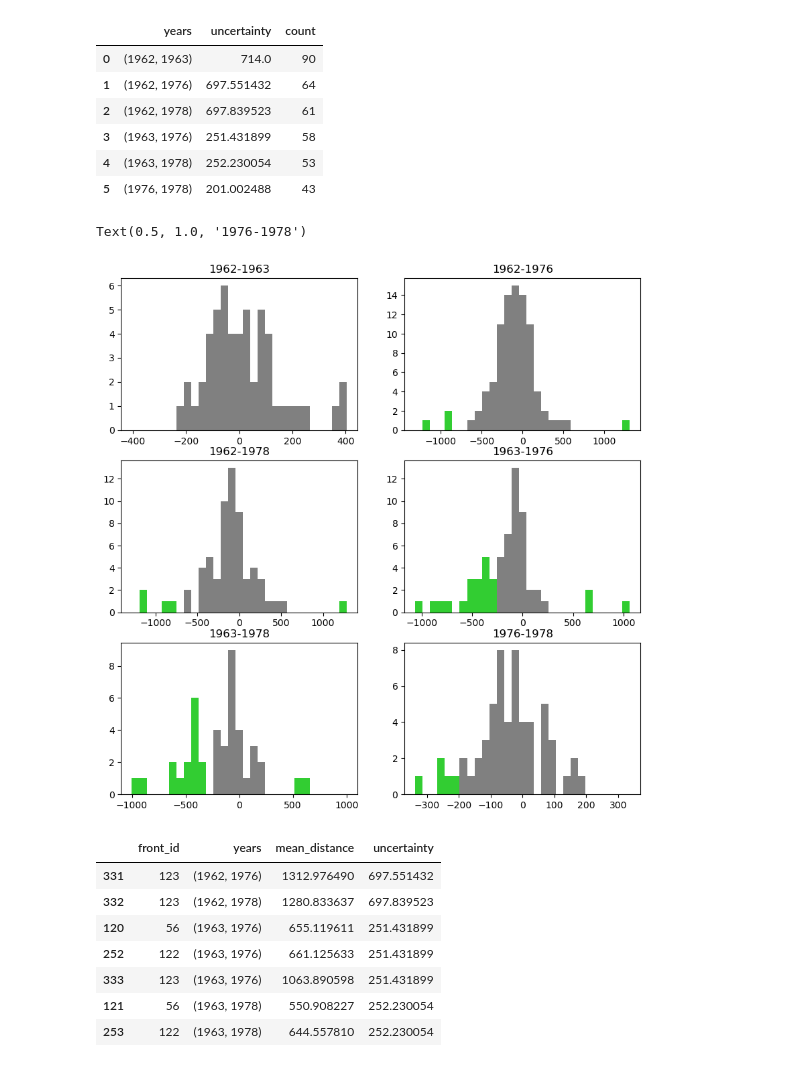
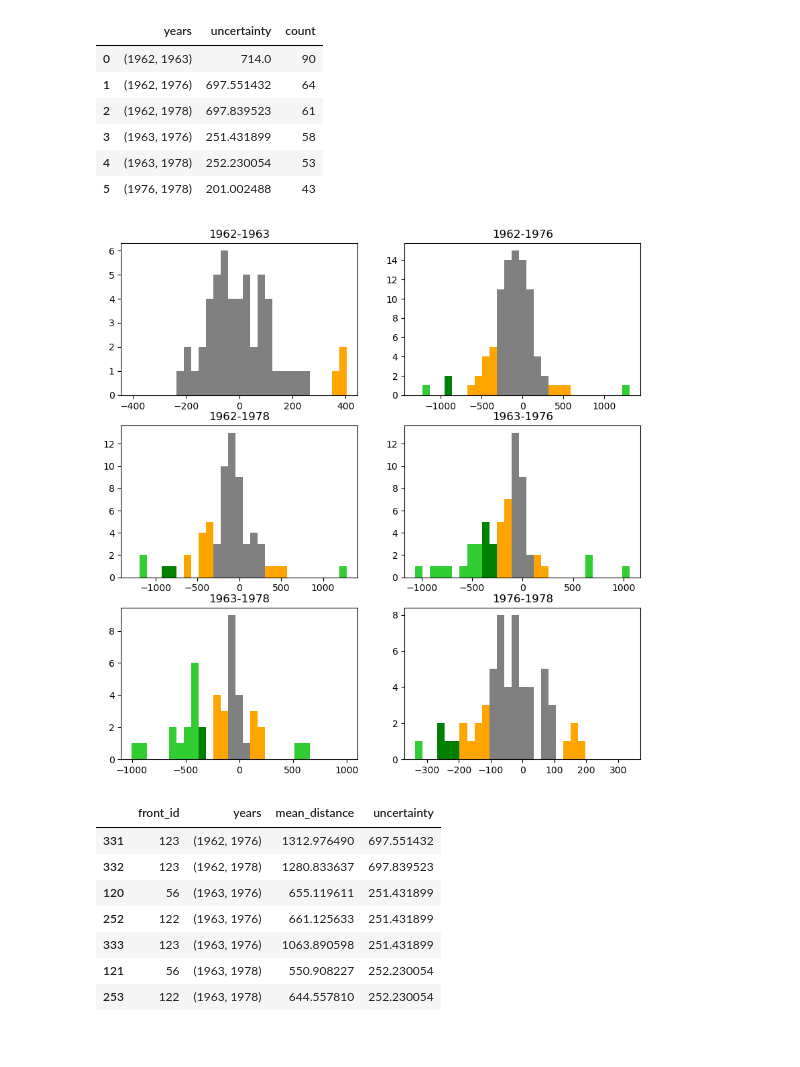
Before and after one commit to lorisdanjou/Svalbard_calving_fronts_1936-1978_data_analysis, a Jupyter notebook: results.ipynb, the cells around one changed output. Drawn from its saved outputs; the diff is of its cells as text; code cells hidden in the pictures.

```diff
--- a/results.ipynb
+++ b/results.ipynb
@@ -500,71 +500,97 @@ results_overview
 # %%
 fig, axs = plt.subplots(ncols=2, nrows=3, figsize=(10, 10))
 
-valid_color = "limegreen"
+color_sigma = "orange"
+color_2_sigma = "green"
+color_3_sigma = "limegreen"
 nbins = 30
 
 years = (1962, 1963)
 d = results.loc[results.years == years].mean_distance
 N, bins, patches = axs[0, 0].hist(d, color="gray", bins=np.linspace(-np.abs(d).max(), np.abs(d).max(), nbins))
-uncertainty = uncertainties.loc[uncertainties.years == years]["2_sigma_dist"].values[0]
+sigma = uncertainties.loc[uncertainties.years == years]["sigma_dist"].values[0]
 bins = np.array(bins) + (bins[1] - bins[0])/2  # shift bins to the center
 for i in range(len(patches)):
-    if np.abs(bins[i]) >= uncertainty:
-        patches[i].set_facecolor(valid_color)
+    if np.abs(bins[i]) >= sigma:
+        patches[i].set_facecolor(color_sigma)
+    if np.abs(bins[i]) >= 2 * sigma:
+        patches[i].set_facecolor(color_2_sigma)
+    if np.abs(bins[i]) >= 3 * sigma:
+        patches[i].set_facecolor(color_3_sigma)
 axs[0, 0].set_title(f"{years[0]}-{years[1]}")
 
 years = (1962, 1976)
 d = results.loc[results.years == years].mean_distance
 N, bins, patches = axs[0, 1].hist(d, color="gray", bins=np.linspace(-np.abs(d).max(), np.abs(d).max(), nbins))
-uncertainty = uncertainties.loc[uncertainties.years == years]["2_sigma_dist"].values[0]
+sigma = uncertainties.loc[uncertainties.years == years]["sigma_dist"].values[0]
 bins = np.array(bins) + (bins[1] - bins[0])/2
 for i in range(len(patches)):
-    if np.abs(bins[i]) >= uncertainty:
-        patches[i].set_facecolor(valid_color)
+    if np.abs(bins[i]) >= sigma:
+        patches[i].set_facecolor(color_sigma)
+    if np.abs(bins[i]) >= 2 * sigma:
+        patches[i].set_facecolor(color_2_sigma)
+    if np.abs(bins[i]) >= 3 * sigma:
+        patches[i].set_facecolor(color_3_sigma)
 axs[0, 1].set_title(f"{years[0]}-{years[1]}")
 
 years = (1962, 1978)
 d = results.loc[results.years == years].mean_distance
 N, bins, patches = axs[1, 0].hist(d, color="gray", bins=np.linspace(-np.abs(d).max(), np.abs(d).max(), nbins))
-uncertainty = uncertainties.loc[uncertainties.years == years]["2_sigma_dist"].values[0]
+sigma = uncertainties.loc[uncertainties.years == years]["sigma_dist"].values[0]
 bins = np.array(bins) + (bins[1] - bins[0])/2
 for i in range(len(patches)):
-    if np.abs(bins[i]) >= uncertainty:
-        patches[i].set_facecolor(valid_color)
+    if np.abs(bins[i]) >= sigma:
+        patches[i].set_facecolor(color_sigma)
+    if np.abs(bins[i]) >= 2 * sigma:
+        patches[i].set_facecolor(color_2_sigma)
+    if np.abs(bins[i]) >= 3 * sigma:
+        patches[i].set_facecolor(color_3_sigma)
 axs[1, 0].set_title(f"{years[0]}-{years[1]}")
 
 years = (1963, 1976)
 d = results.loc[results.years == years].mean_distance
 N, bins, patches = axs[1, 1].hist(d, color="gray", bins=np.linspace(-np.abs(d).max(), np.abs(d).max(), nbins))
-uncertainty = uncertainties.loc[uncertainties.years == years]["2_sigma_dist"].values[0]
+sigma = uncertainties.loc[uncertainties.years == years]["sigma_dist"].values[0]
 bins = np.array(bins) + (bins[1] - bins[0])/2
 for i in range(len(patches)):
-    if np.abs(bins[i]) >= uncertainty:
-        patches[i].set_facecolor(valid_color)
+    if np.abs(bins[i]) >= sigma:
+        patches[i].set_facecolor(color_sigma)
+    if np.abs(bins[i]) >= 2 * sigma:
+        patches[i].set_facecolor(color_2_sigma)
+    if np.abs(bins[i]) >= 3 * sigma:
+        patches[i].set_facecolor(color_3_sigma)
 axs[1, 1].set_title(f"{years[0]}-{years[1]}")
 
 years = (1963, 1978)
 d = results.loc[results.years == years].mean_distance
 N, bins, patches = axs[2, 0].hist(d, color="gray", bins=np.linspace(-np.abs(d).max(), np.abs(d).max(), nbins))
-uncertainty = uncertainties.loc[uncertainties.years == years]["2_sigma_dist"].values[0]
+sigma = uncertainties.loc[uncertainties.years == years]["sigma_dist"].values[0]
 bins = np.array(bins) + (bins[1] - bins[0])/2
 for i in range(len(patches)):
-    if np.abs(bins[i]) >= uncertainty:
-        patches[i].set_facecolor(valid_color)
+    if np.abs(bins[i]) >= sigma:
+        patches[i].set_facecolor(color_sigma)
+    if np.abs(bins[i]) >= 2 * sigma:
+        patches[i].set_facecolor(color_2_sigma)
+    if np.abs(bins[i]) >= 3 * sigma:
+        patches[i].set_facecolor(color_3_sigma)
 axs[2, 0].set_title(f"{years[0]}-{years[1]}")
 
 years = (1976, 1978)
 d = results.loc[results.years == years].mean_distance
 N, bins, patches = axs[2, 1].hist(d, color="gray", bins=np.linspace(-np.abs(d).max(), np.abs(d).max(), nbins))
-uncertainty = uncertainties.loc[uncertainties.years == years]["2_sigma_dist"].values[0]
+sigma = uncertainties.loc[uncertainties.years == years]["sigma_dist"].values[0]
 bins = np.array(bins) + (bins[1] - bins[0])/2
 for i in range(len(patches)):
-    if np.abs(bins[i]) >= uncertainty:
-        patches[i].set_facecolor(valid_color)
+    if np.abs(bins[i]) >= sigma:
+        patches[i].set_facecolor(color_sigma)
+    if np.abs(bins[i]) >= 2 * sigma:
+        patches[i].set_facecolor(color_2_sigma)
+    if np.abs(bins[i]) >= 3 * sigma:
+        patches[i].set_facecolor(color_3_sigma)
 axs[2, 1].set_title(f"{years[0]}-{years[1]}")
+fig.savefig("images/results_distances_distributions.png", bbox_inches="tight")
 # %% [output]
-Text(0.5, 1.0, '1976-1978')
-[figure, old version]
+[figure, new version]
 # %%
 # list of surges and retreats
 
```
Also changed, not shown: parts of 1 cell of this notebook, 1 other file.
